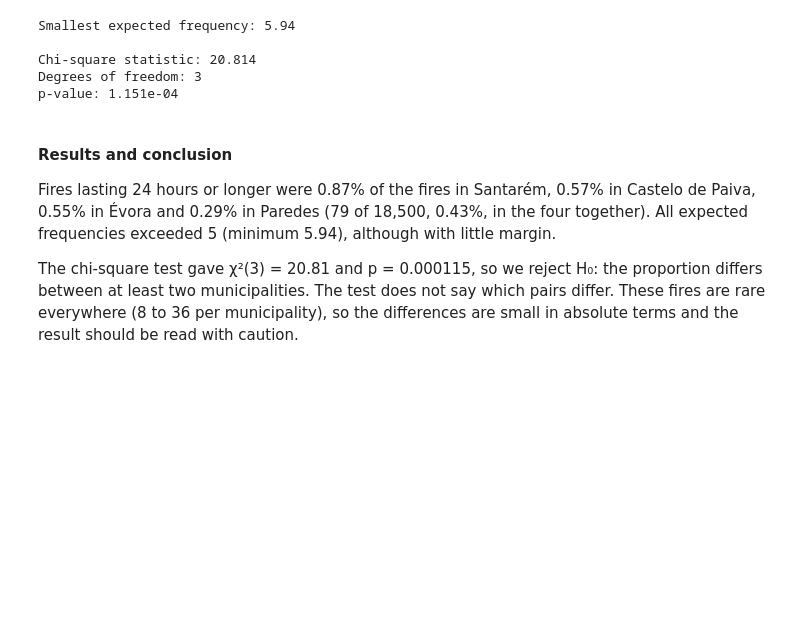
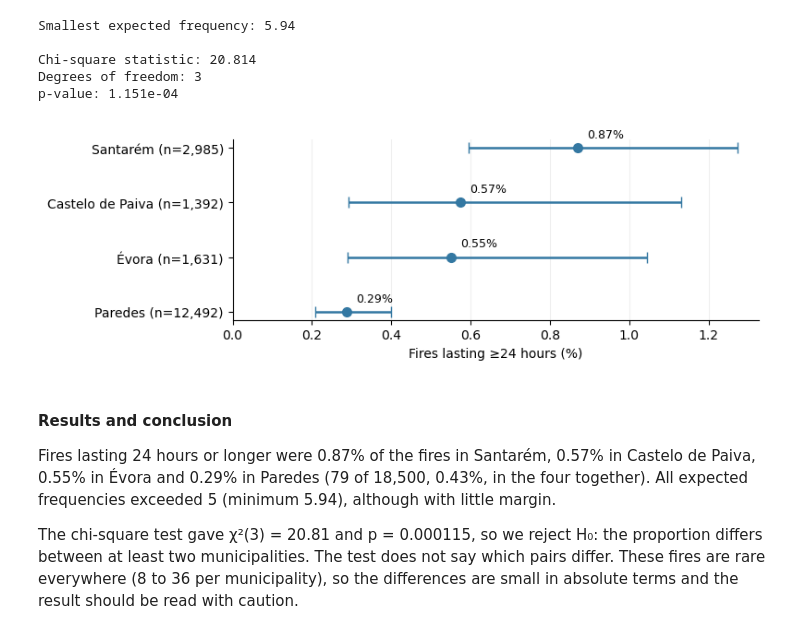
Before and after one commit to KevinSalgado/Statistics_Project, a Jupyter notebook: Data_Preparation_and_Visualization.ipynb, the cells around one changed output. Drawn from its saved outputs; the diff is of its cells as text; code cells hidden in the pictures; blank space fills up the shorter version.

```diff
--- a/Data_Preparation_and_Visualization.ipynb
+++ b/Data_Preparation_and_Visualization.ipynb
@@ -1360,6 +1403,83 @@ Smallest expected frequency: 5.94
 Chi-square statistic: 20.814
 Degrees of freedom: 3
 p-value: 1.151e-04
+# %%
+
+from statsmodels.stats.proportion import proportion_confint
+
+# Q2 — Proportion of fires lasting >=24 hours
+# Sorted by proportion, with 95% Wilson confidence intervals
+
+n2 = duration_table.sum(axis=1)
+rate2 = duration_table[1] / n2
+
+# Sort municipalities by observed proportion (highest first)
+ordered = rate2.sort_values(ascending=False).index.tolist()
+
+rates = rate2.loc[ordered].to_numpy() * 100
+y = np.arange(len(ordered))[::-1]
+
+# Calculate asymmetric confidence interval errors
+ci2 = {
+    m: proportion_confint(
+        duration_table.loc[m, 1], n2.loc[m],
+        alpha=0.05, method="wilson"
+    )
+    for m in ordered
+}
+
+errors = np.array([
+    [rates[i] - 100 * ci2[m][0],
+     100 * ci2[m][1] - rates[i]]
+    for i, m in enumerate(ordered)
+]).T
+
+# Create figure
+fig, ax = plt.subplots(figsize=(8, 2.8))
+
+# Plot proportions and confidence intervals
+ax.errorbar(
+    rates, y,
+    xerr=errors,
+    fmt="o",
+    markersize=7,
+    capsize=4,
+    linewidth=1.8,
+    color="#3478a2",
+    ecolor="#3478a2"
+)
+
+# Municipality labels with sample sizes
+labels = [
+    f"{m.title().replace(' De ', ' de ')} (n={n2.loc[m]:,})"
+    for m in ordered
+]
+
+ax.set_yticks(y)
+ax.set_yticklabels(labels)
+
+# Percentage labels above each point
+for yi, rate in zip(y, rates):
+    ax.annotate(
+        f"{rate:.2f}%",
+        (rate, yi),
+        xytext=(7, 8),
+        textcoords="offset points",
+        fontsize=9
+    )
+
+# Formatting
+ax.set_xlabel("Fires lasting ≥24 hours (%)")
+ax.set_xlim(left=0)
+ax.grid(axis="x", alpha=0.2)
+ax.set_axisbelow(True)
+ax.spines[["top", "right"]].set_visible(False)
+
+plt.tight_layout()
+plt.savefig("Figure_2_Long_Fires.png", dpi=300, bbox_inches="tight")
+plt.show()
+# %% [output]
+[figure, added]
 # %% [markdown]
 #### Results and conclusion
 
```
Also changed, not shown: parts of 32 cells of this notebook.
